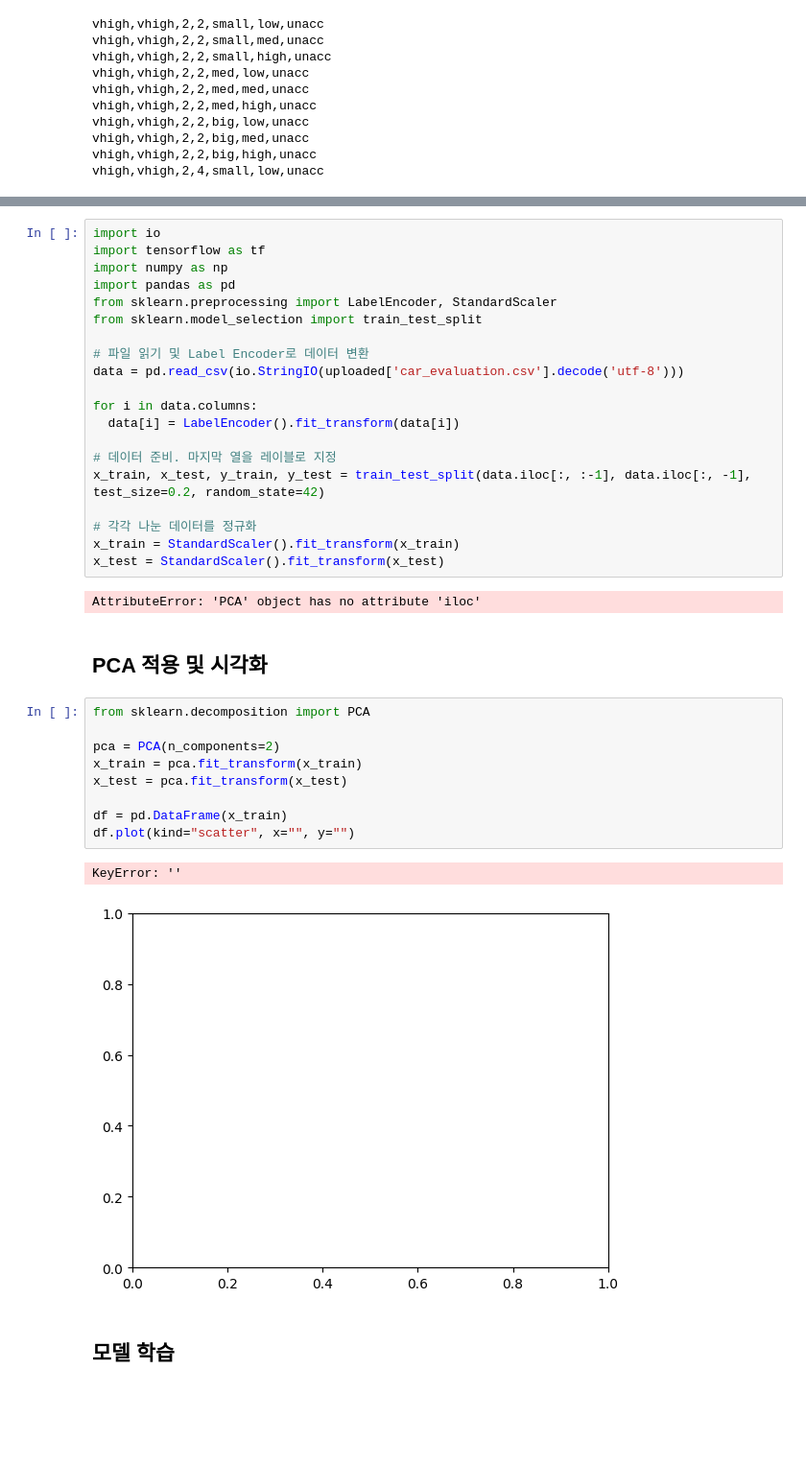
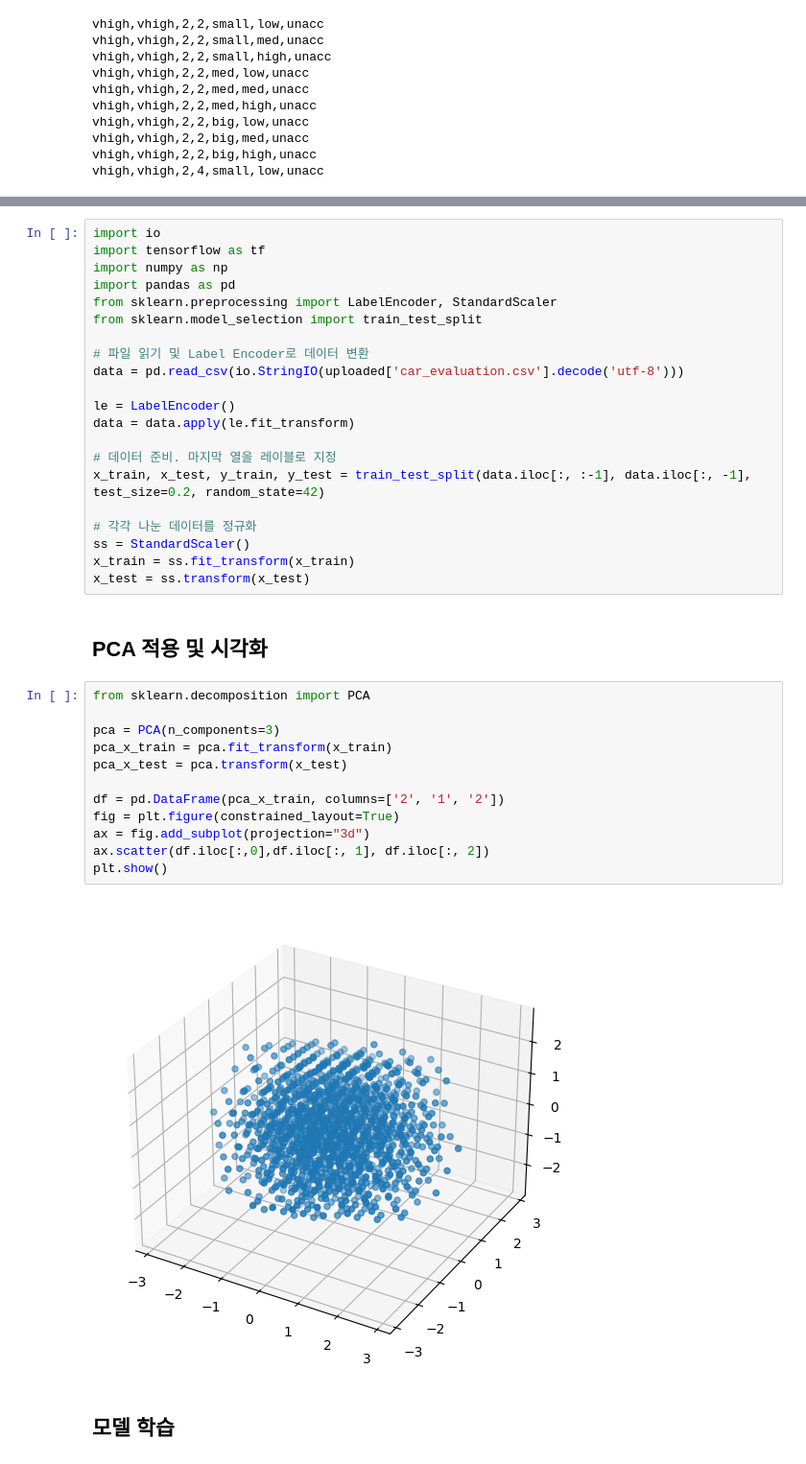
Before and after one commit to GDGoC-SCHU/2024-ai-study, a Jupyter notebook: week3-jungmin/week3_task2.ipynb, the cells around one changed output, grey strips where cells are left out. Shown: that part at 96% size. Drawn from its saved outputs; the diff is of its cells as text; blank space fills up the shorter version.

```diff
--- a/week3-jungmin/week3_task2.ipynb
+++ b/week3-jungmin/week3_task2.ipynb
@@ -52,31 +55,32 @@ from sklearn.model_selection import train_test_split
 # 파일 읽기 및 Label Encoder로 데이터 변환
 data = pd.read_csv(io.StringIO(uploaded['car_evaluation.csv'].decode('utf-8')))
 
-for i in data.columns:
-  data[i] = LabelEncoder().fit_transform(data[i])
+le = LabelEncoder()
+data = data.apply(le.fit_transform)
 
 # 데이터 준비. 마지막 열을 레이블로 지정
 x_train, x_test, y_train, y_test = train_test_split(data.iloc[:, :-1], data.iloc[:, -1], test_size=0.2, random_state=42)
 
 # 각각 나눈 데이터를 정규화
-x_train = StandardScaler().fit_transform(x_train)
-x_test = StandardScaler().fit_transform(x_test)
+ss = StandardScaler()
+x_train = ss.fit_transform(x_train)
+x_test = ss.transform(x_test)
-# %% [output]
-AttributeError: 'PCA' object has no attribute 'iloc'
 # %% [markdown]
 ## PCA 적용 및 시각화
 # %%
 from sklearn.decomposition import PCA
 
-pca = PCA(n_components=2)
-x_train = pca.fit_transform(x_train)
-x_test = pca.fit_transform(x_test)
+pca = PCA(n_components=3)
+pca_x_train = pca.fit_transform(x_train)
+pca_x_test = pca.transform(x_test)
 
-df = pd.DataFrame(x_train)
-df.plot(kind="scatter", x="", y="")
+df = pd.DataFrame(pca_x_train, columns=['2', '1', '2'])
+fig = plt.figure(constrained_layout=True)
+ax = fig.add_subplot(projection="3d")
+ax.scatter(df.iloc[:,0],df.iloc[:, 1], df.iloc[:, 2])
+plt.show()
 # %% [output]
-KeyError: ''
-[figure, old version]
+[figure, new version]
 # %% [markdown]
 ## 모델 학습
 # %% [markdown]
```
Also changed, not shown: parts of 7 cells of this notebook.
